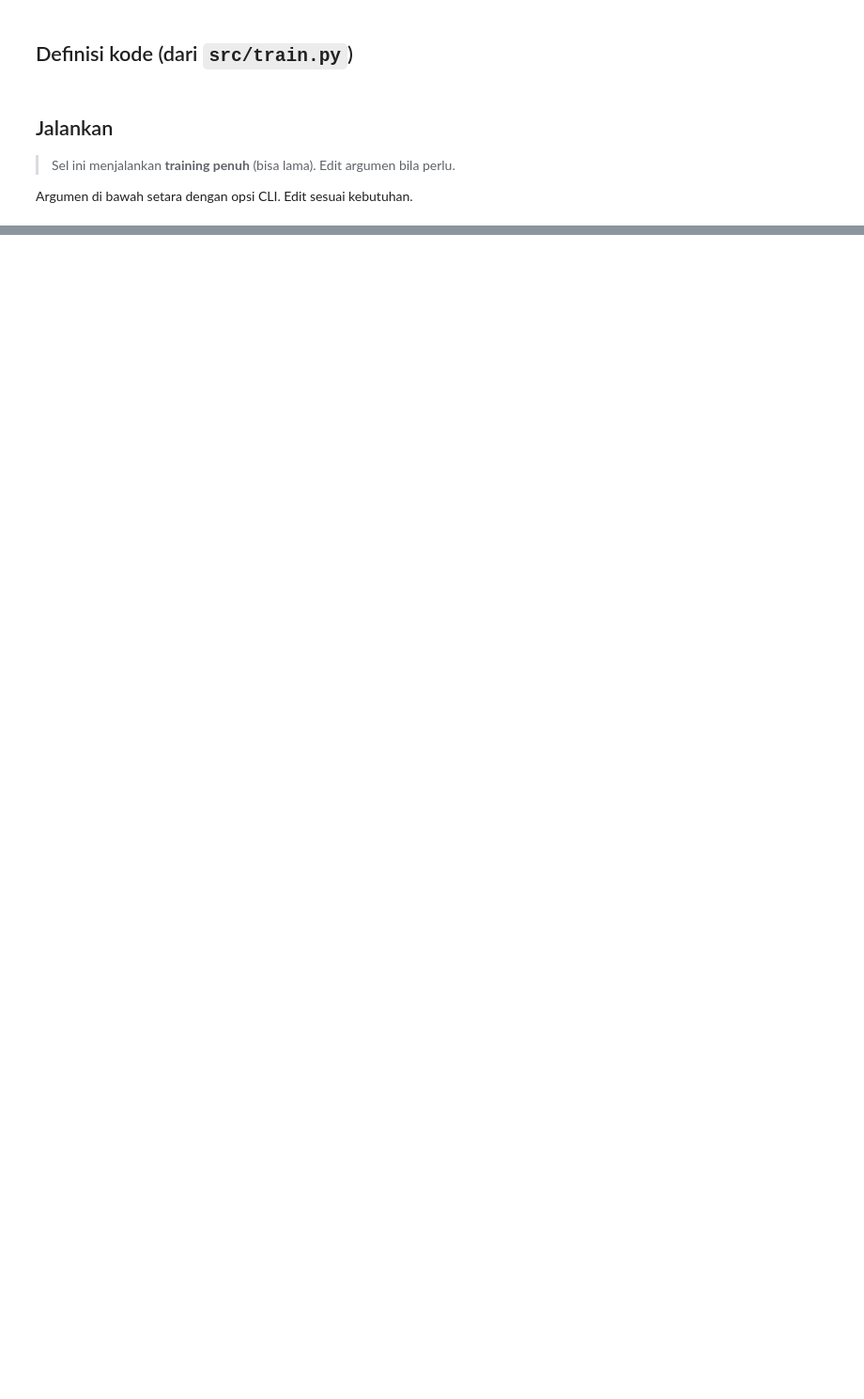
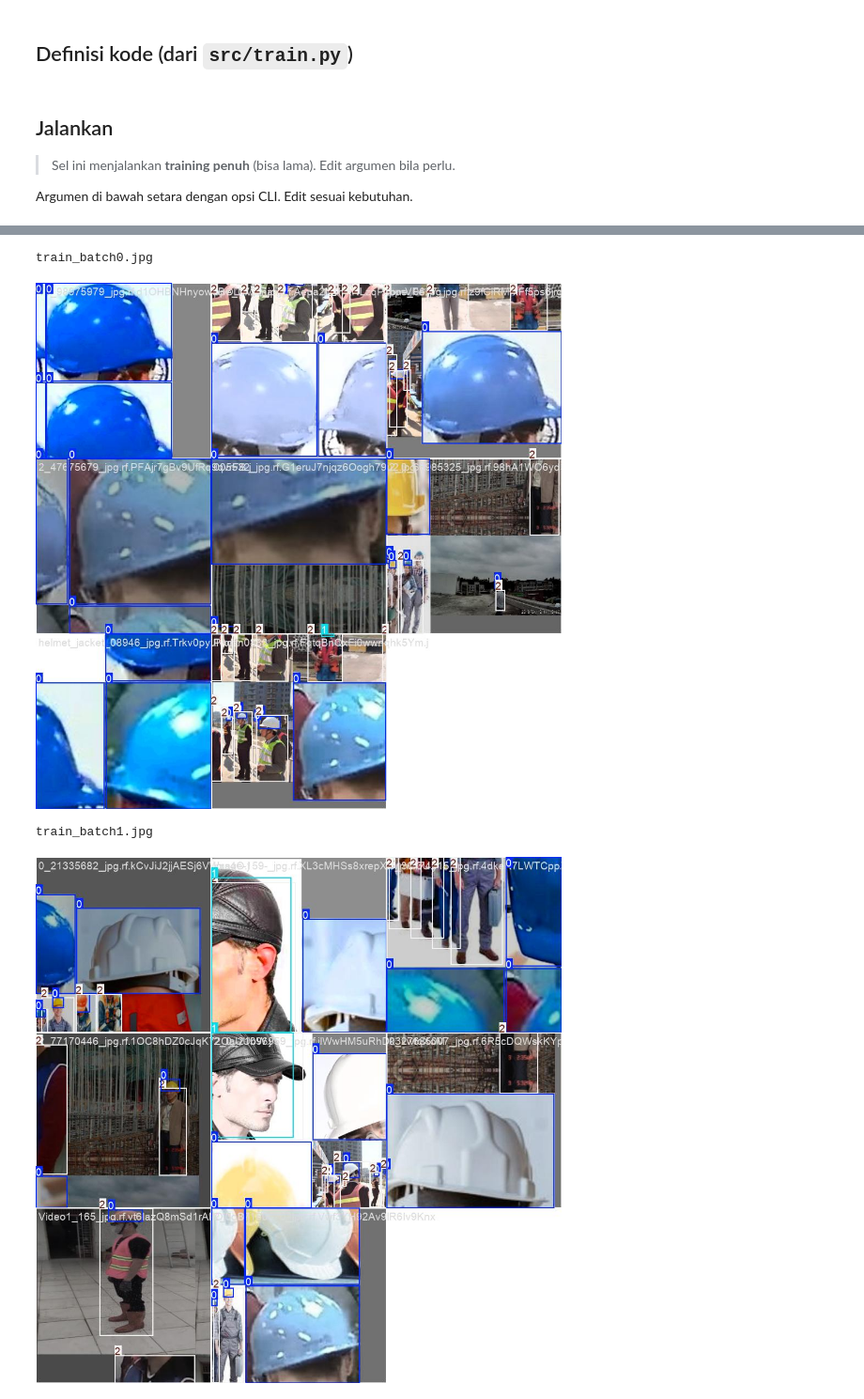
Before and after one commit to victoriavals/construction-safety-helmet-yolo26, a Jupyter notebook: notebooks/03_train.ipynb, the cells around one changed output, grey strips where cells are left out. Shown at 94% size. Drawn from its saved outputs; the diff is of its cells as text; code cells hidden in the pictures; blank space fills up the shorter version.

```diff
--- a/notebooks/03_train.ipynb
+++ b/notebooks/03_train.ipynb
@@ -601,23 +601,0 @@ print("exit code:", rc)
-# %%
-# === Tampilkan hasil training (jalankan setelah sel Run selesai) ===
-from pathlib import Path
-import pandas as pd
-from IPython.display import Image, display
-
-run_dir = Path("runs/train/helmet_yolo26s_baseline")
-if not run_dir.exists():
-    print("Belum ada hasil di", run_dir, "— jalankan sel Run dulu.")
-else:
-    csv = run_dir / "results.csv"
-    if csv.exists():
-        df = pd.read_csv(csv); df.columns = [c.strip() for c in df.columns]
-        display(df.tail())
-        cols = [c for c in ["metrics/precision(B)", "metrics/recall(B)",
-                            "metrics/mAP50(B)", "metrics/mAP50-95(B)"] if c in df.columns]
-        if "epoch" in df.columns and cols:
-            ax = df.plot(x="epoch", y=cols, figsize=(7, 4), title="Metrik per epoch")
-            ax.set_xlabel("epoch")
-    for png in ["results.png", "confusion_matrix.png", "PR_curve.png"]:
-        p = run_dir / png
-        if p.exists():
-            print(png); display(Image(filename=str(p)))
@@ -623,0 +607,19 @@ else:
+# %%
+from pathlib import Path
+from IPython.display import Image, display
+run_dir = Path("runs/train/helmet_yolo26s_baseline")
+if not run_dir.exists():
+    print("Belum ada hasil training — jalankan sel Run dulu.")
+else:
+    found = False
+    for png in ["train_batch0.jpg", "train_batch1.jpg", "labels.jpg", "labels_correlogram.jpg"]:
+        p = run_dir / png
+        if p.exists():
+            found = True; print(png); display(Image(filename=str(p)))
+    if not found:
+        print("File preview belum ada di", run_dir)
+# %% [output]
+train_batch0.jpg
+[figure, added]
+train_batch1.jpg
+[figure, added]
```
Also changed, not shown: parts of 9 cells of this notebook, 5 other files.
